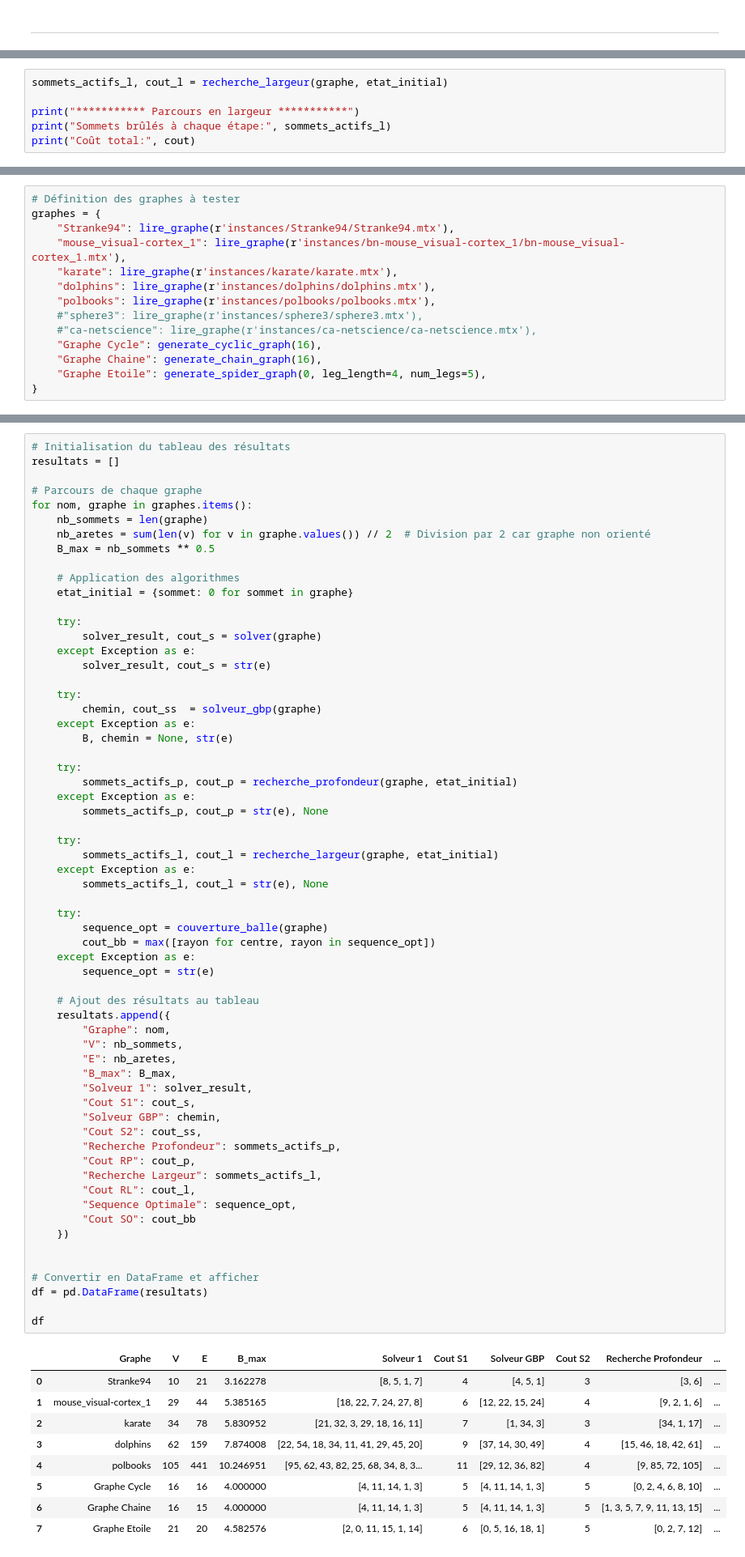
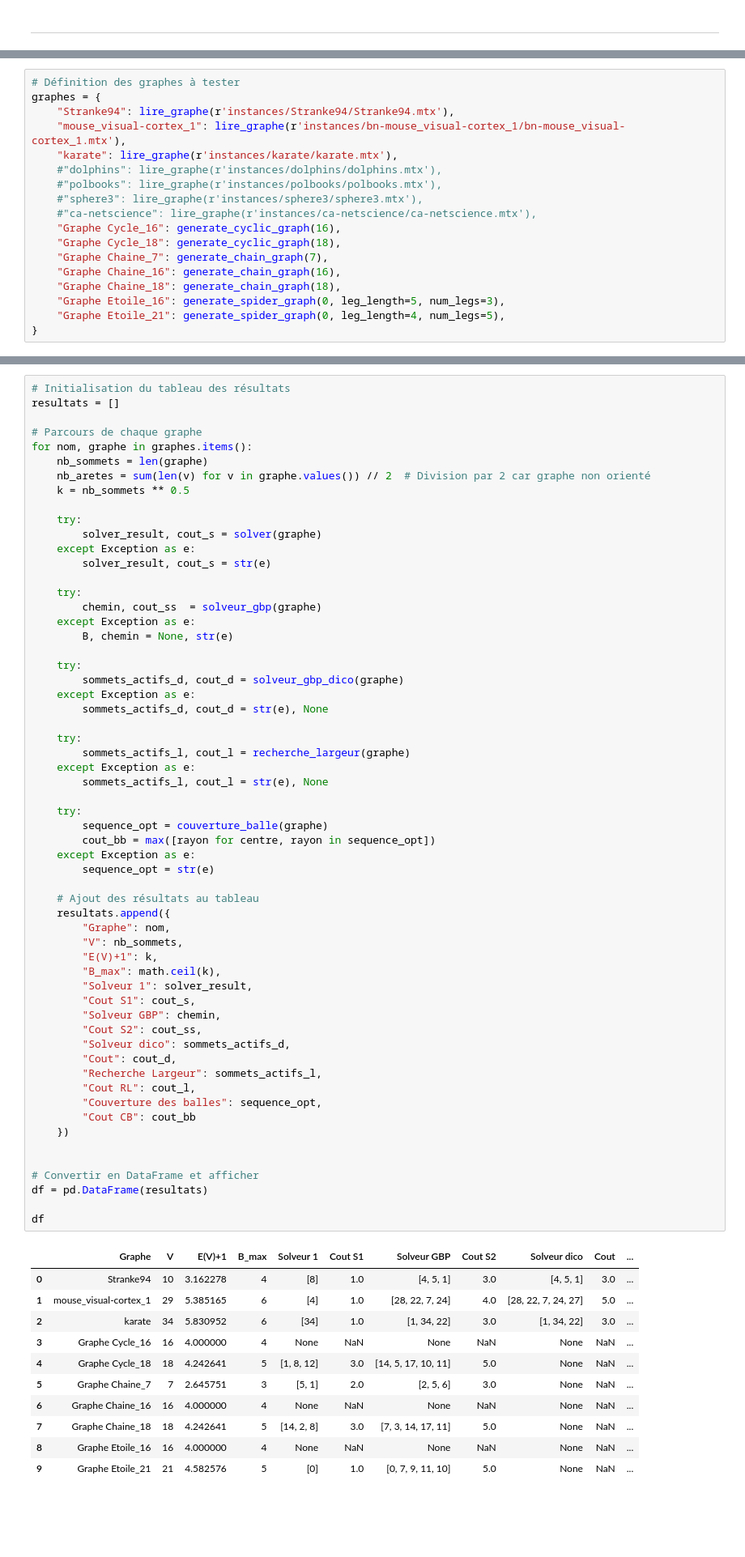
Before and after one commit to OussamaLay/Graph_Burning_Problem, a Jupyter notebook: main.ipynb, the cells around one changed output, grey strips where cells are left out. Shown: that part at 81% size. Cells and saved outputs as stored; diff of their text form; blank space fills up the shorter version.

```diff
--- a/main.ipynb
+++ b/main.ipynb
@@ -99,6 +55,0 @@ Coût total: 3
-# %%
-sommets_actifs_l, cout_l = recherche_largeur(graphe, etat_initial)
-
-print("*********** Parcours en largeur ***********")
-print("Sommets brûlés à chaque étape:", sommets_actifs_l)
-print("Coût total:", cout)
@@ -130,11 +59,15 @@ graphes = {
     "Stranke94": lire_graphe(r'instances/Stranke94/Stranke94.mtx'),
     "mouse_visual-cortex_1": lire_graphe(r'instances/bn-mouse_visual-cortex_1/bn-mouse_visual-cortex_1.mtx'),
     "karate": lire_graphe(r'instances/karate/karate.mtx'),
-    "dolphins": lire_graphe(r'instances/dolphins/dolphins.mtx'),
-    "polbooks": lire_graphe(r'instances/polbooks/polbooks.mtx'),
+    #"dolphins": lire_graphe(r'instances/dolphins/dolphins.mtx'),
+    #"polbooks": lire_graphe(r'instances/polbooks/polbooks.mtx'),
     #"sphere3": lire_graphe(r'instances/sphere3/sphere3.mtx'),
     #"ca-netscience": lire_graphe(r'instances/ca-netscience/ca-netscience.mtx'),
-    "Graphe Cycle": generate_cyclic_graph(16),
-    "Graphe Chaine": generate_chain_graph(16),
-    "Graphe Etoile": generate_spider_graph(0, leg_length=4, num_legs=5),
+    "Graphe Cycle_16": generate_cyclic_graph(16),
+    "Graphe Cycle_18": generate_cyclic_graph(18),
+    "Graphe Chaine_7": generate_chain_graph(7),
+    "Graphe Chaine_16": generate_chain_graph(16),
+    "Graphe Chaine_18": generate_chain_graph(18),
+    "Graphe Etoile_16": generate_spider_graph(0, leg_length=5, num_legs=3),
+    "Graphe Etoile_21": generate_spider_graph(0, leg_length=4, num_legs=5),
 }
@@ -146,10 +83,7 @@ resultats = []
 for nom, graphe in graphes.items():
     nb_sommets = len(graphe)
     nb_aretes = sum(len(v) for v in graphe.values()) // 2  # Division par 2 car graphe non orienté
-    B_max = nb_sommets ** 0.5
-
-    # Application des algorithmes
-    etat_initial = {sommet: 0 for sommet in graphe}
+    k = nb_sommets ** 0.5
 
     try:
         solver_result, cout_s = solver(graphe)
@@ -162,52 +96,54 @@ for nom, graphe in graphes.items():
         B, chemin = None, str(e)
 
     try:
-        sommets_actifs_p, cout_p = recherche_profondeur(graphe, etat_initial)
+        sommets_actifs_d, cout_d = solveur_gbp_dico(graphe)
     except Exception as e:
-        sommets_actifs_p, cout_p = str(e), None
+        sommets_actifs_d, cout_d = str(e), None
 
     try:
-        sommets_actifs_l, cout_l = recherche_largeur(graphe, etat_initial)
+        sommets_actifs_l, cout_l = recherche_largeur(graphe)
     except Exception as e:
         sommets_actifs_l, cout_l = str(e), None
 
     try:
         sequence_opt = couverture_balle(graphe)
         cout_bb = max([rayon for centre, rayon in sequence_opt])
     except Exception as e:
         sequence_opt = str(e)
 
     # Ajout des résultats au tableau
     resultats.append({
         "Graphe": nom,
         "V": nb_sommets,
-        "E": nb_aretes,
-        "B_max": B_max,
+        "E(V)+1": k,
+        "B_max": math.ceil(k),
         "Solveur 1": solver_result,
         "Cout S1": cout_s,
         "Solveur GBP": chemin,
         "Cout S2": cout_ss,
-        "Recherche Profondeur": sommets_actifs_p,
-        "Cout RP": cout_p,
+        "Solveur dico": sommets_actifs_d,
+        "Cout": cout_d,
         "Recherche Largeur": sommets_actifs_l,
         "Cout RL": cout_l,
-        "Sequence Optimale": sequence_opt,
-        "Cout SO": cout_bb
+        "Couverture des balles": sequence_opt,
+        "Cout CB": cout_bb
     })
 
 
 # Convertir en DataFrame et afficher
 df = pd.DataFrame(resultats)
 
 df
 # %% [output]
-|  | Graphe | V | E | B_max | Solveur 1 | Cout S1 | Solveur GBP | Cout S2 | Recherche Profondeur | ... |
-| 0 | Stranke94 | 10 | 21 | 3.162278 | [8, 5, 1, 7] | 4 | [4, 5, 1] | 3 | [3, 6] | ... |
-| 1 | mouse_visual-cortex_1 | 29 | 44 | 5.385165 | [18, 22, 7, 24, 27, 8] | 6 | [12, 22, 15, 24] | 4 | [9, 2, 1, 6] | ... |
-| 2 | karate | 34 | 78 | 5.830952 | [21, 32, 3, 29, 18, 16, 11] | 7 | [1, 34, 3] | 3 | [34, 1, 17] | ... |
-| 3 | dolphins | 62 | 159 | 7.874008 | [22, 54, 18, 34, 11, 41, 29, 45, 20] | 9 | [37, 14, 30, 49] | 4 | [15, 46, 18, 42, 61] | ... |
-| 4 | polbooks | 105 | 441 | 10.246951 | [95, 62, 43, 82, 25, 68, 34, 8, 3... | 11 | [29, 12, 36, 82] | 4 | [9, 85, 72, 105] | ... |
-| 5 | Graphe Cycle | 16 | 16 | 4.000000 | [4, 11, 14, 1, 3] | 5 | [4, 11, 14, 1, 3] | 5 | [0, 2, 4, 6, 8, 10] | ... |
-| 6 | Graphe Chaine | 16 | 15 | 4.000000 | [4, 11, 14, 1, 3] | 5 | [4, 11, 14, 1, 3] | 5 | [1, 3, 5, 7, 9, 11, 13, 15] | ... |
-| 7 | Graphe Etoile | 21 | 20 | 4.582576 | [2, 0, 11, 15, 1, 14] | 6 | [0, 5, 16, 18, 1] | 5 | [0, 2, 7, 12] | ... |
+|  | Graphe | V | E(V)+1 | B_max | Solveur 1 | Cout S1 | Solveur GBP | Cout S2 | Solveur dico | Cout | ... |
+| 0 | Stranke94 | 10 | 3.162278 | 4 | [8] | 1.0 | [4, 5, 1] | 3.0 | [4, 5, 1] | 3.0 | ... |
+| 1 | mouse_visual-cortex_1 | 29 | 5.385165 | 6 | [4] | 1.0 | [28, 22, 7, 24] | 4.0 | [28, 22, 7, 24, 27] | 5.0 | ... |
+| 2 | karate | 34 | 5.830952 | 6 | [34] | 1.0 | [1, 34, 22] | 3.0 | [1, 34, 22] | 3.0 | ... |
+| 3 | Graphe Cycle_16 | 16 | 4.000000 | 4 | None | NaN | None | NaN | None | NaN | ... |
+| 4 | Graphe Cycle_18 | 18 | 4.242641 | 5 | [1, 8, 12] | 3.0 | [14, 5, 17, 10, 11] | 5.0 | None | NaN | ... |
+| 5 | Graphe Chaine_7 | 7 | 2.645751 | 3 | [5, 1] | 2.0 | [2, 5, 6] | 3.0 | None | NaN | ... |
+| 6 | Graphe Chaine_16 | 16 | 4.000000 | 4 | None | NaN | None | NaN | None | NaN | ... |
+| 7 | Graphe Chaine_18 | 18 | 4.242641 | 5 | [14, 2, 8] | 3.0 | [7, 3, 14, 17, 11] | 5.0 | None | NaN | ... |
+| 8 | Graphe Etoile_16 | 16 | 4.000000 | 4 | None | NaN | None | NaN | None | NaN | ... |
+| 9 | Graphe Etoile_21 | 21 | 4.582576 | 5 | [0] | 1.0 | [0, 7, 9, 11, 10] | 5.0 | None | NaN | ... |
 # %%
```
Also changed, not shown: parts of 22 cells of this notebook, 6 other files.
